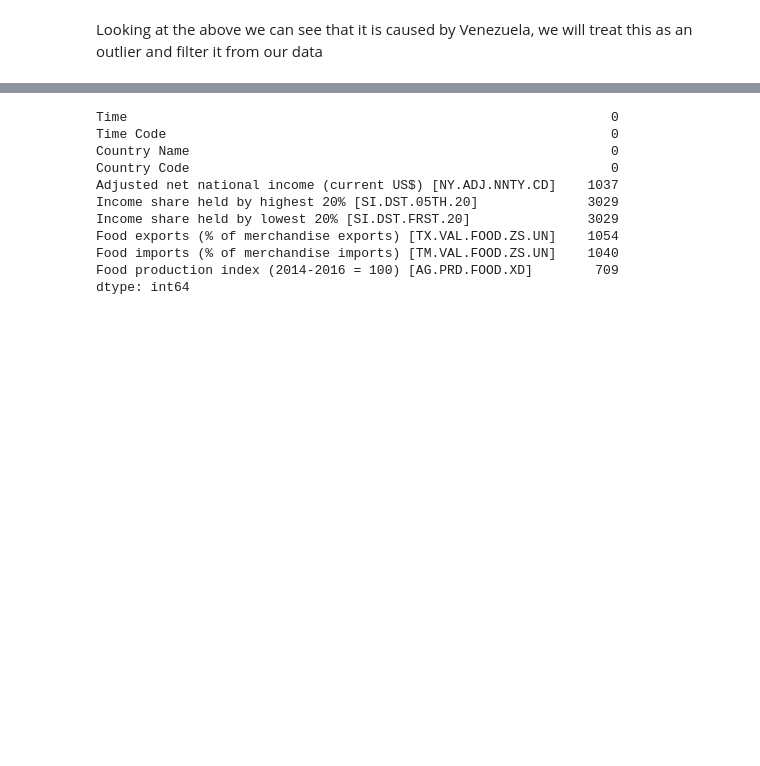
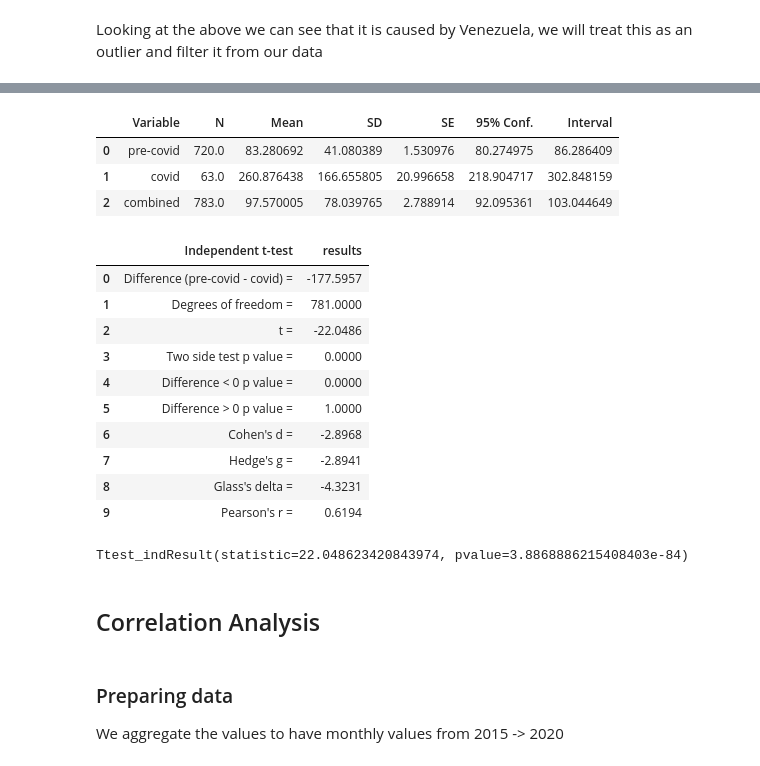
Before and after one commit to NGrech/food-security-analysis, a Jupyter notebook: noteebooks/food_security_eda.ipynb, the cells around one changed output, grey strips where cells are left out. Cells and saved outputs as stored; diff of their text form; code cells hidden in the pictures; blank space fills up the shorter version.

```diff
--- a/noteebooks/food_security_eda.ipynb
+++ b/noteebooks/food_security_eda.ipynb
@@ -156,14 +316,0 @@ wdi_pdf.head()
-# %%
-wdi_pdf.isna().sum()
-# %% [output]
-Time                                                              0
-Time Code                                                         0
-Country Name                                                      0
-Country Code                                                      0
-Adjusted net national income (current US$) [NY.ADJ.NNTY.CD]    1037
-Income share held by highest 20% [SI.DST.05TH.20]              3029
-Income share held by lowest 20% [SI.DST.FRST.20]               3029
-Food exports (% of merchandise exports) [TX.VAL.FOOD.ZS.UN]    1054
-Food imports (% of merchandise imports) [TM.VAL.FOOD.ZS.UN]    1040
-Food production index (2014-2016 = 100) [AG.PRD.FOOD.XD]        709
-dtype: int64
@@ -169,0 +325,37 @@ dtype: int64
+# %%
+# Testing low, lower-middle, upper-middle income economies to see if there is a diff in covid vs pre-covid
+
+summary, results = rp.ttest(group1= goods_price_index_pdf['Value'][(goods_price_index_pdf.date<'2020')&(goods_price_index_pdf['Economic Group']!='High-income economies')], group1_name= "pre-covid",
+                            group2= goods_price_index_pdf['Value'][(goods_price_index_pdf.date>='2020')&(goods_price_index_pdf['Economic Group']!='High-income economies')], group2_name= "covid")
+# %%
+summary
+# %% [output]
+|  | Variable | N | Mean | SD | SE | 95% Conf. | Interval |
+| 0 | pre-covid | 720.0 | 83.280692 | 41.080389 | 1.530976 | 80.274975 | 86.286409 |
+| 1 | covid | 63.0 | 260.876438 | 166.655805 | 20.996658 | 218.904717 | 302.848159 |
+| 2 | combined | 783.0 | 97.570005 | 78.039765 | 2.788914 | 92.095361 | 103.044649 |
+# %%
+results
+# %% [output]
+|  | Independent t-test | results |
+| 0 | Difference (pre-covid - covid) = | -177.5957 |
+| 1 | Degrees of freedom = | 781.0000 |
+| 2 | t = | -22.0486 |
+| 3 | Two side test p value = | 0.0000 |
+| 4 | Difference < 0 p value = | 0.0000 |
+| 5 | Difference > 0 p value = | 1.0000 |
+| 6 | Cohen's d = | -2.8968 |
+| 7 | Hedge's g = | -2.8941 |
+| 8 | Glass's delta = | -4.3231 |
+| 9 | Pearson's r = | 0.6194 |
+# %%
+stats.ttest_ind(goods_price_index_pdf['Value'][(goods_price_index_pdf.date>='2020')&(goods_price_index_pdf['Economic Group']!='High-income economies')],
+                goods_price_index_pdf['Value'][(goods_price_index_pdf.date<'2020')&(goods_price_index_pdf['Economic Group']!='High-income economies')])
+# %% [output]
+Ttest_indResult(statistic=22.048623420843974, pvalue=3.8868886215408403e-84)
+# %% [markdown]
+## Correlation Analysis
+# %% [markdown]
+### Preparing data
+
+We aggregate the values to have monthly values from 2015 -> 2020
```
Also changed, not shown: parts of 42 cells of this notebook, 2 other files.
